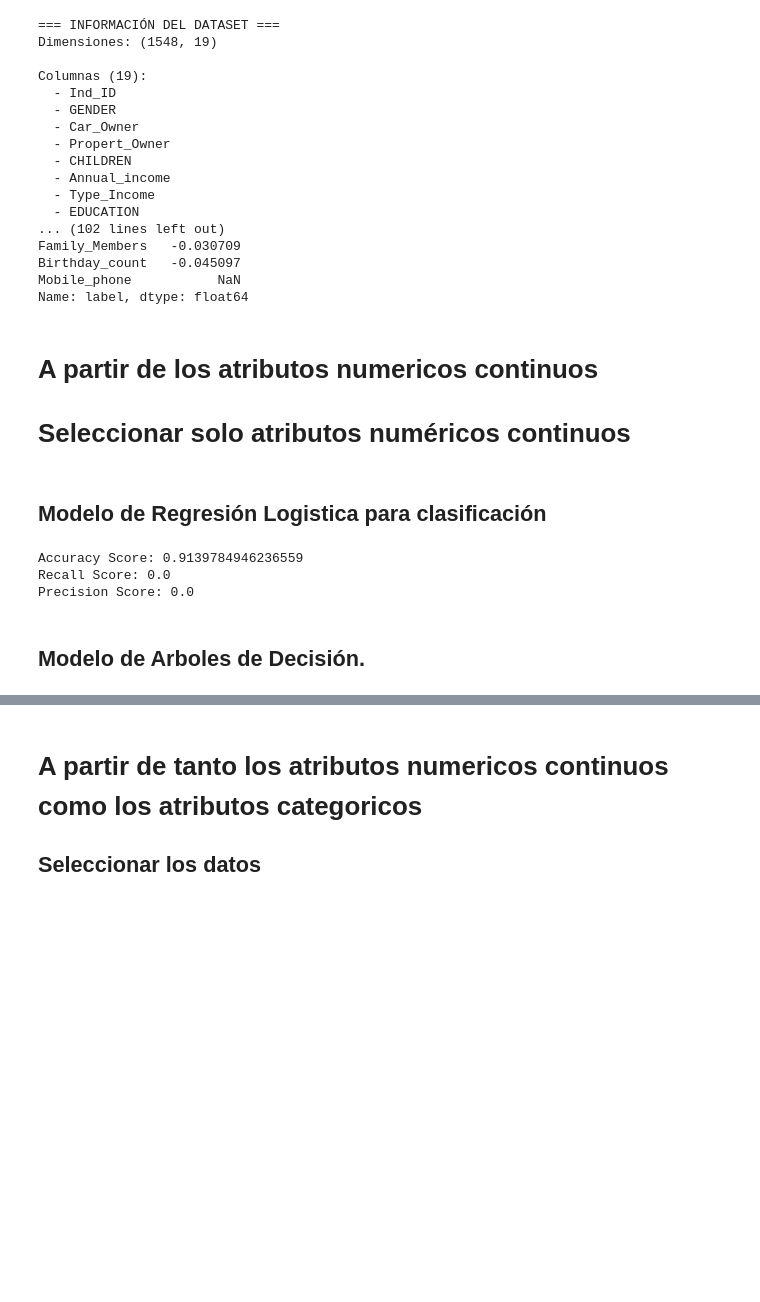
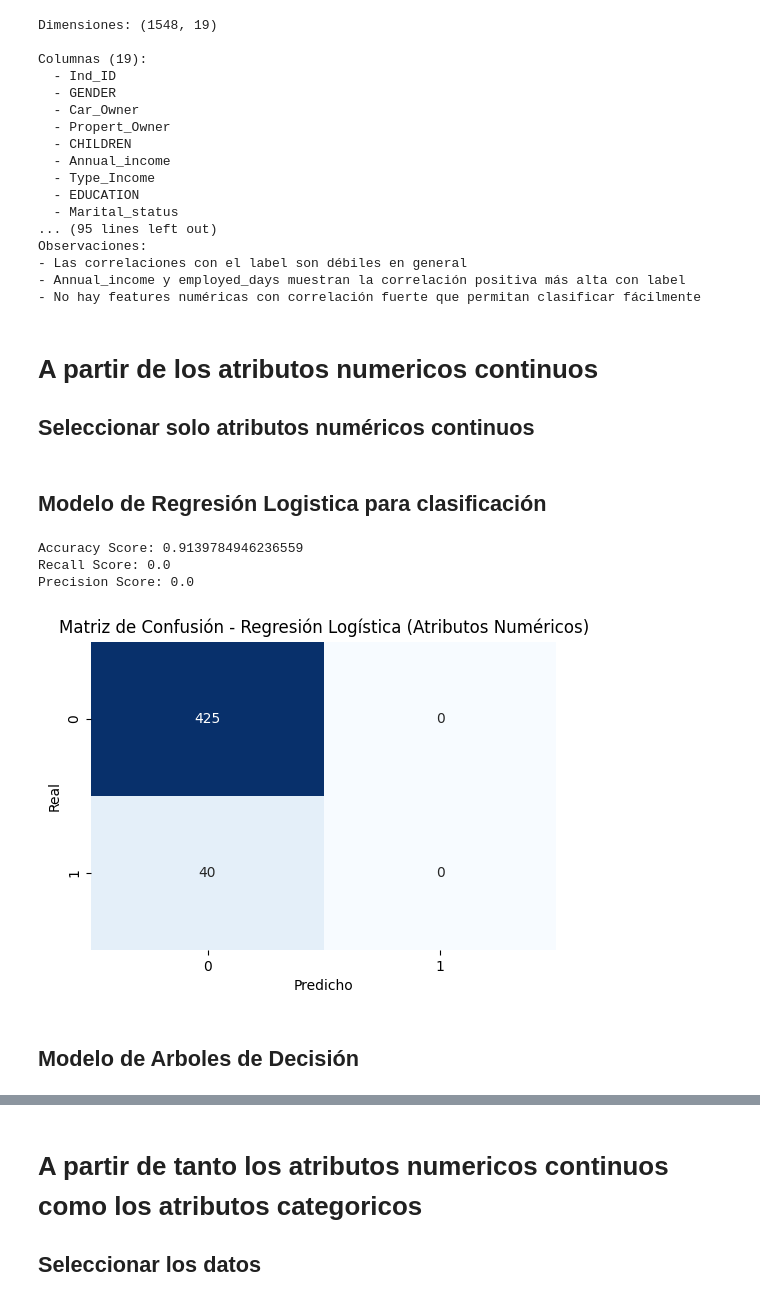
Before and after one commit to mercho40/tp1-ai, a Jupyter notebook: converso_mersich_jones_CE.ipynb, the cells around one changed output, grey strips where cells are left out. Cells and saved outputs as stored; diff of their text form; code cells hidden in the pictures; blank space fills up the shorter version.

```diff
--- a/converso_mersich_jones_CE.ipynb
+++ b/converso_mersich_jones_CE.ipynb
@@ -38,6 +38,8 @@ Dataset de CCredit card Details Binary Classification Problem de Kaggle (https:/
 # %%
 import pandas as pd
 import numpy as np
+import matplotlib.pyplot as plt
+import seaborn as sns
 
 # Cargar datos
 df = pd.read_csv('datos/credit_card.csv')
@@ -46,7 +48,6 @@ labels = pd.read_csv('datos/credit_card_label.csv')
 # Merge
 data = df.merge(labels, on='Ind_ID')
 
-print("=== INFORMACIÓN DEL DATASET ===")
 print(f"Dimensiones: {data.shape}")
 print(f"\nColumnas ({len(data.columns)}):")
 for col in data.columns:
@@ -57,20 +58,36 @@ print(data.dtypes)
 
 print("\n=== VALORES ÚNICOS EN LABEL ===")
 print(data['label'].value_counts())
+print(f"\nDistribución de clases:")
+print(f"  Clase 0 (Rechazado): {data['label'].value_counts()[0]} ({data['label'].value_counts()[0]/len(data)*100:.1f}%)")
+print(f"  Clase 1 (Aprobado): {data['label'].value_counts()[1]} ({data['label'].value_counts()[1]/len(data)*100:.1f}%)")
+print("  -> Dataset DESBALANCEADO: 88.7% clase 0, 11.3% clase 1")
 
 print("\n=== ESTADÍSTICAS NUMÉRICAS ===")
 print(data.describe())
 
 print("\n=== VALORES FALTANTES ===")
-print(data.isnull().sum())
+missing = data.isnull().sum()
+print(missing[missing > 0])
 
-print("\n=== CORRELACIONES CON LABEL ===")
-# Solo columnas numéricas
-numeric_cols = data.select_dtypes(include=[np.number]).columns
-corr_with_label = data[numeric_cols].corr()['label'].sort_values(ascending=False)
-print(corr_with_label)
+# Sacar id
+data = data.drop(columns=['Ind_ID'])
+
+# Análisis de correlación entre variables numéricas
+numeric_data = data.select_dtypes(include=[np.number])
+
+# Matriz de correlación
+correlation_matrix = numeric_data.corr()
+
+# Correlaciones más relevantes con el label
+print("\n=== CORRELACIONES CON EL LABEL ===")
+correlations_with_label = correlation_matrix['label'].sort_values(ascending=False)
+print(correlations_with_label)
+print("\nObservaciones:")
+print("- Las correlaciones con el label son débiles en general")
+print("- Annual_income y employed_days muestran la correlación positiva más alta con label")
+print("- No hay features numéricas con correlación fuerte que permitan clasificar fácilmente")
 # %% [output]
-=== INFORMACIÓN DEL DATASET ===
 Dimensiones: (1548, 19)
 
 Columnas (19):
@@ -82,15 +99,16 @@ Columnas (19):
   - Annual_income
   - Type_Income
   - EDUCATION
-... (102 lines left out)
-Family_Members   -0.030709
-Birthday_count   -0.045097
-Mobile_phone           NaN
-Name: label, dtype: float64
+  - Marital_status
+... (95 lines left out)
+Observaciones:
+- Las correlaciones con el label son débiles en general
+- Annual_income y employed_days muestran la correlación positiva más alta con label
+- No hay features numéricas con correlación fuerte que permitan clasificar fácilmente
 # %% [markdown]
 # A partir de los atributos numericos continuos
 
-# Seleccionar solo atributos numéricos continuos
+## Seleccionar solo atributos numéricos continuos
 # %%
 from sklearn.model_selection import train_test_split
 from sklearn.metrics import accuracy_score, recall_score, precision_score
@@ -112,22 +131,38 @@ X_test_imputed = imputer.transform(X_test)
 ## Modelo de Regresión Logistica para clasificación
 # %%
 from sklearn.linear_model import LogisticRegression
+from sklearn.metrics import confusion_matrix
+from sklearn.preprocessing import StandardScaler
+import matplotlib.pyplot as plt
+import seaborn as sns
 
-# Entrenar y evaluar el modelo
-model = LogisticRegression()
+# Con solo features numéricas y clases desbalanceadas (88% clase 0),
+# el modelo tiende a predecir siempre la clase mayoritaria, resultando en
+# recall y precision = 0 para la clase minoritaria
+model = LogisticRegression(max_iter=1000)
 model.fit(X_train_imputed, y_train)
 
 # Evaluar con train/test split
 y_pred = model.predict(X_test_imputed)
 print("Accuracy Score:", accuracy_score(y_test, y_pred))
-print("Recall Score:", recall_score(y_test, y_pred))
-print("Precision Score:", precision_score(y_test, y_pred))
+print("Recall Score:", recall_score(y_test, y_pred, zero_division=0))  # Será 0: predice todo clase 0
+print("Precision Score:", precision_score(y_test, y_pred, zero_division=0))  # Será 0: predice todo clase 0
+
+# Matriz de confusión
+cm = confusion_matrix(y_test, y_pred)
+plt.figure(figsize=(6, 4))
+sns.heatmap(cm, annot=True, fmt='d', cmap='Blues', cbar=False)
+plt.title('Matriz de Confusión - Regresión Logística (Atributos Numéricos)')
+plt.ylabel('Real')
+plt.xlabel('Predicho')
+plt.show()
 # %% [output]
 Accuracy Score: 0.9139784946236559
 Recall Score: 0.0
 Precision Score: 0.0
+[figure, added]
 # %% [markdown]
-##  Modelo de Arboles de Decisión.
+## Modelo de Arboles de Decisión
 # %%
 from sklearn.tree import DecisionTreeClassifier
 
```
Also changed, not shown: parts of 9 cells of this notebook.
